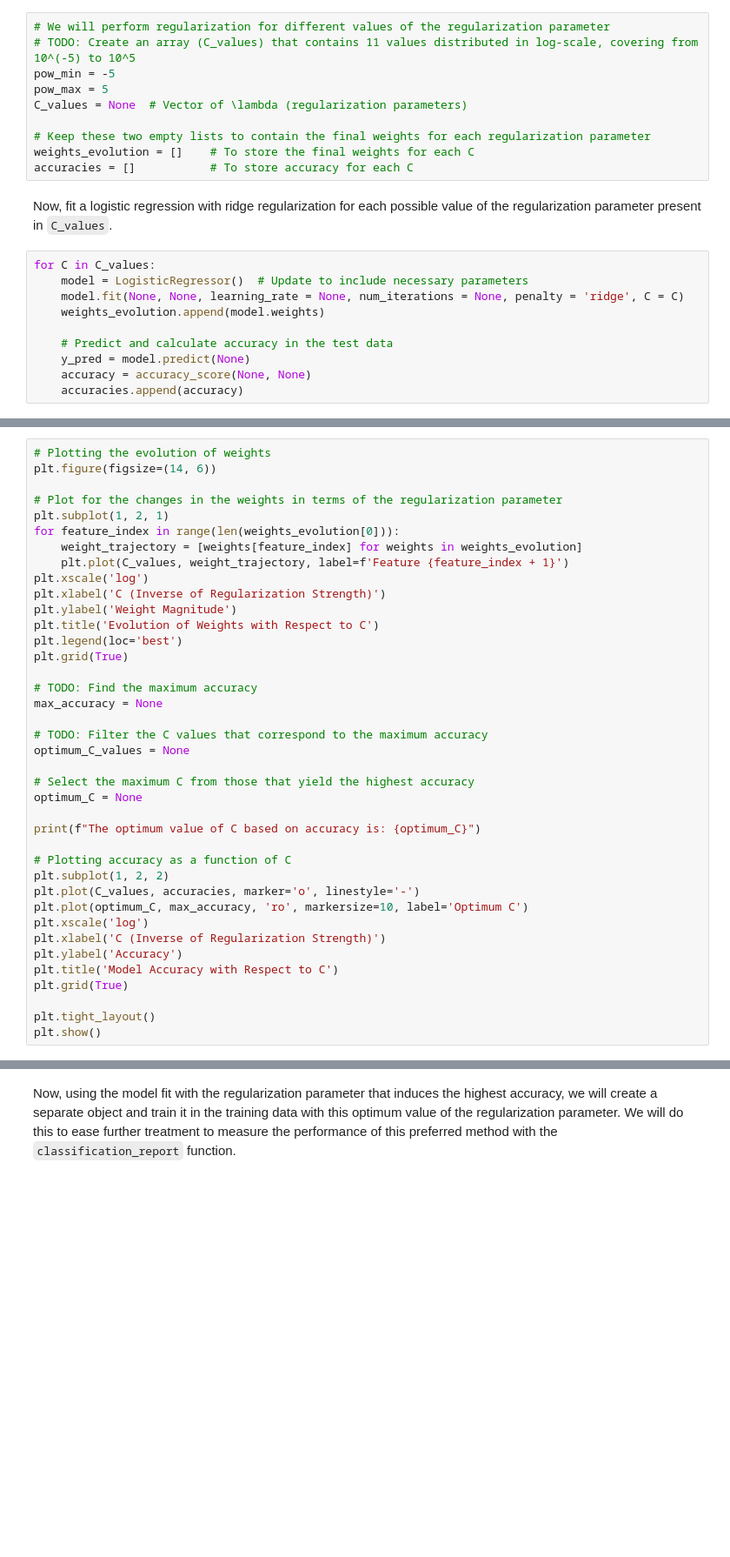
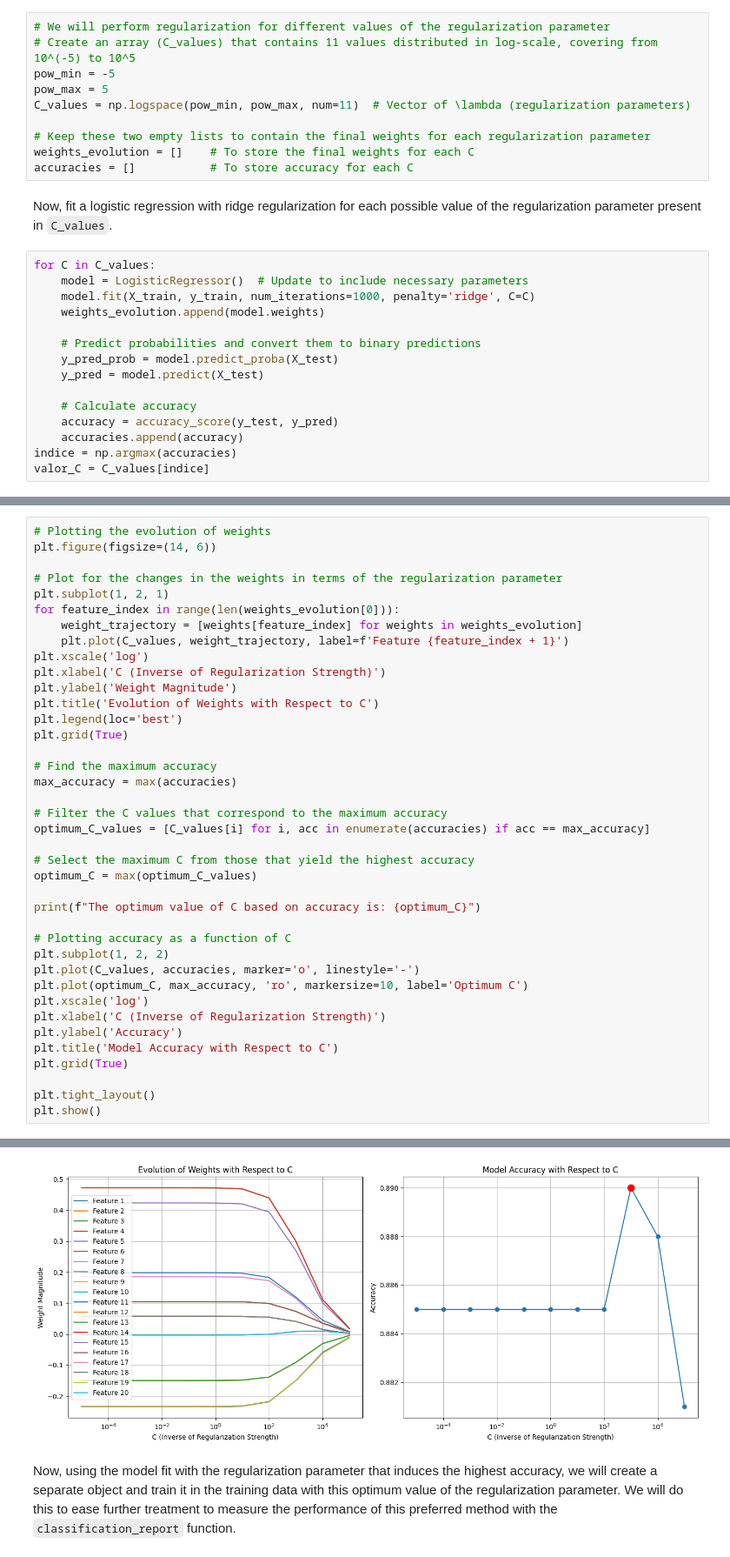
Before and after one commit to ICAI-IMAT-ML/p2-5-202307302, a Jupyter notebook: notebook/Lab2_5_LogisticRegression_and_regularization.ipynb, the cells around one changed output, grey strips where cells are left out. Shown at 87% size. Drawn from its saved outputs; the diff is of its cells as text; blank space fills up the shorter version.

```diff
--- a/notebook/Lab2_5_LogisticRegression_and_regularization.ipynb
+++ b/notebook/Lab2_5_LogisticRegression_and_regularization.ipynb
@@ -195,10 +230,10 @@ _If you need to review the ideas behind regularization, now is the time. Make su
 Once you have this, let us implement it already!
 # %%
 # We will perform regularization for different values of the regularization parameter
-# TODO: Create an array (C_values) that contains 11 values distributed in log-scale, covering from 10^(-5) to 10^5
+# Create an array (C_values) that contains 11 values distributed in log-scale, covering from 10^(-5) to 10^5
 pow_min = -5
 pow_max = 5
-C_values = None  # Vector of \lambda (regularization parameters)
+C_values = np.logspace(pow_min, pow_max, num=11)  # Vector of \lambda (regularization parameters)
 
 # Keep these two empty lists to contain the final weights for each regularization parameter
 weights_evolution = []    # To store the final weights for each C
@@ -208,13 +243,18 @@ Now, fit a logistic regression with ridge regularization for each possible value
 # %%
 for C in C_values:
     model = LogisticRegressor()  # Update to include necessary parameters
-    model.fit(None, None, learning_rate = None, num_iterations = None, penalty = 'ridge', C = C)
+    model.fit(X_train, y_train, num_iterations=1000, penalty='ridge', C=C)
     weights_evolution.append(model.weights)
 
-    # Predict and calculate accuracy in the test data
-    y_pred = model.predict(None)
-    accuracy = accuracy_score(None, None)
+    # Predict probabilities and convert them to binary predictions
+    y_pred_prob = model.predict_proba(X_test)
+    y_pred = model.predict(X_test)
+
+    # Calculate accuracy
+    accuracy = accuracy_score(y_test, y_pred)
     accuracies.append(accuracy)
+indice = np.argmax(accuracies)
+valor_C = C_values[indice]
 # %% [markdown]
 Now, in order to see how well the model behaves, we will plot different things we have access to. This means that we want to plot:
 * The evolution for each weight vs. the regularization parameter
@@ -239,14 +279,14 @@ plt.title('Evolution of Weights with Respect to C')
 plt.legend(loc='best')
 plt.grid(True)
 
-# TODO: Find the maximum accuracy
-max_accuracy = None
+# Find the maximum accuracy
+max_accuracy = max(accuracies)
 
-# TODO: Filter the C values that correspond to the maximum accuracy
-optimum_C_values = None
+# Filter the C values that correspond to the maximum accuracy
+optimum_C_values = [C_values[i] for i, acc in enumerate(accuracies) if acc == max_accuracy]
 
 # Select the maximum C from those that yield the highest accuracy
-optimum_C = None
+optimum_C = max(optimum_C_values)
 
 print(f"The optimum value of C based on accuracy is: {optimum_C}")
 
@@ -262,3 +302,4 @@ plt.grid(True)
 
 plt.tight_layout()
 plt.show()
+# %% [output]
@@ -265,3 +307,4 @@ plt.show()
+[figure, added]
 # %% [markdown]
 Now, using the model fit with the regularization parameter that induces the highest accuracy, we will create a separate object and train it in the training data with this optimum value of the regularization parameter. We will do this to ease further treatment to measure the performance of this preferred method with the `classification_report` function.
 # %%
```
Also changed, not shown: parts of 39 cells of this notebook, 2 other files.
